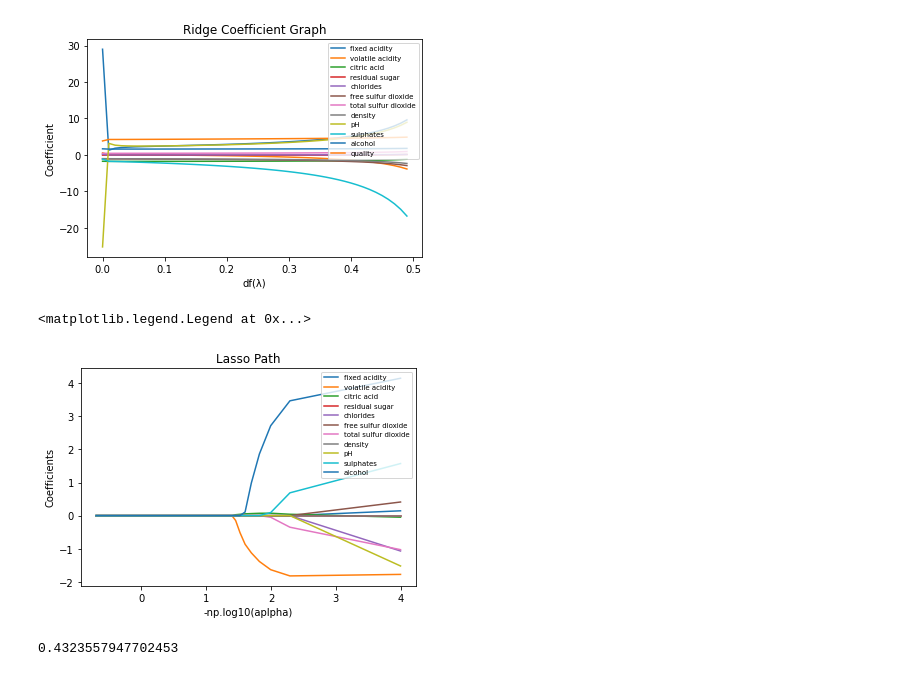
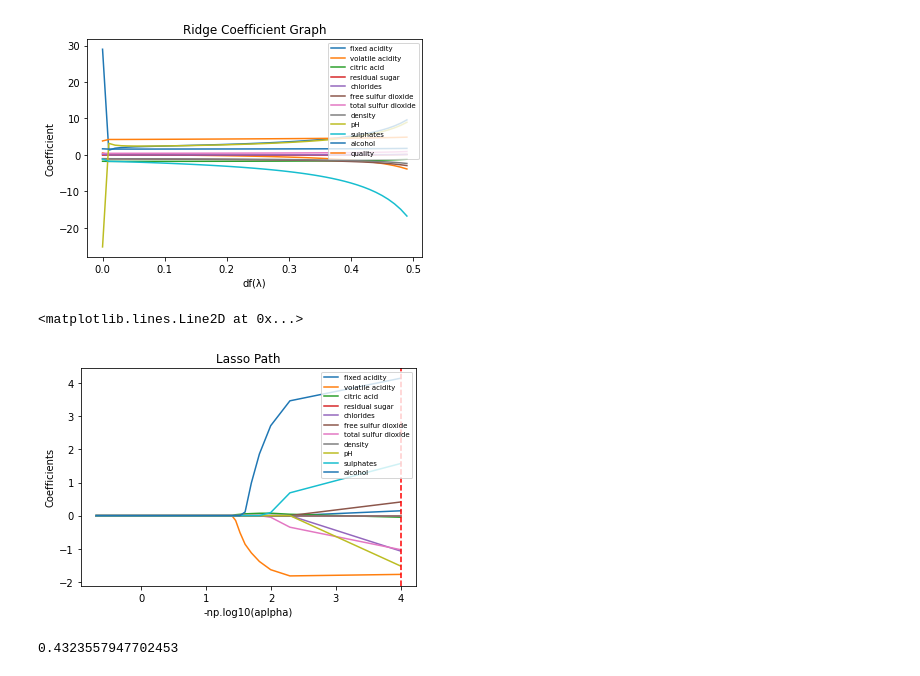
Before and after one commit to Victoooooor/ECE-475-FML, a Jupyter notebook: Linear.ipynb, the cells around one changed output. Drawn from its saved outputs; the diff is of its cells as text; code cells hidden in the pictures.

```diff
--- a/Linear.ipynb
+++ b/Linear.ipynb
@@ -58,16 +59,17 @@ plt.legend(loc=1,prop={'size': 7})
 # %%
 LassR = LaR(trainfile)
 LassR.formulate(11)
 LassR.lasso_train(validfile,np.arange(1e-4,5,0.005))
 plt.figure(1)
 plt.plot(-np.log10(LassR.alpha), LassR.beta)
 plt.xlabel('-np.log10(aplpha)')
 plt.ylabel('Coefficients')
 plt.title('Lasso Path')
 plt.legend(llabel,loc=1,prop={'size': 7})
+plt.axvline(x=(-np.log10(LassR.best)), color = 'red', linestyle='--')
 # %% [output]
-<matplotlib.legend.Legend at 0x...>
+<matplotlib.lines.Line2D at 0x...>
-[figure, old version]
+[figure, new version]
 # %%
 LassR.test(testfile)
 # %% [output]
```
Also changed, not shown: parts of 1 cell of this notebook, 14 other files.
